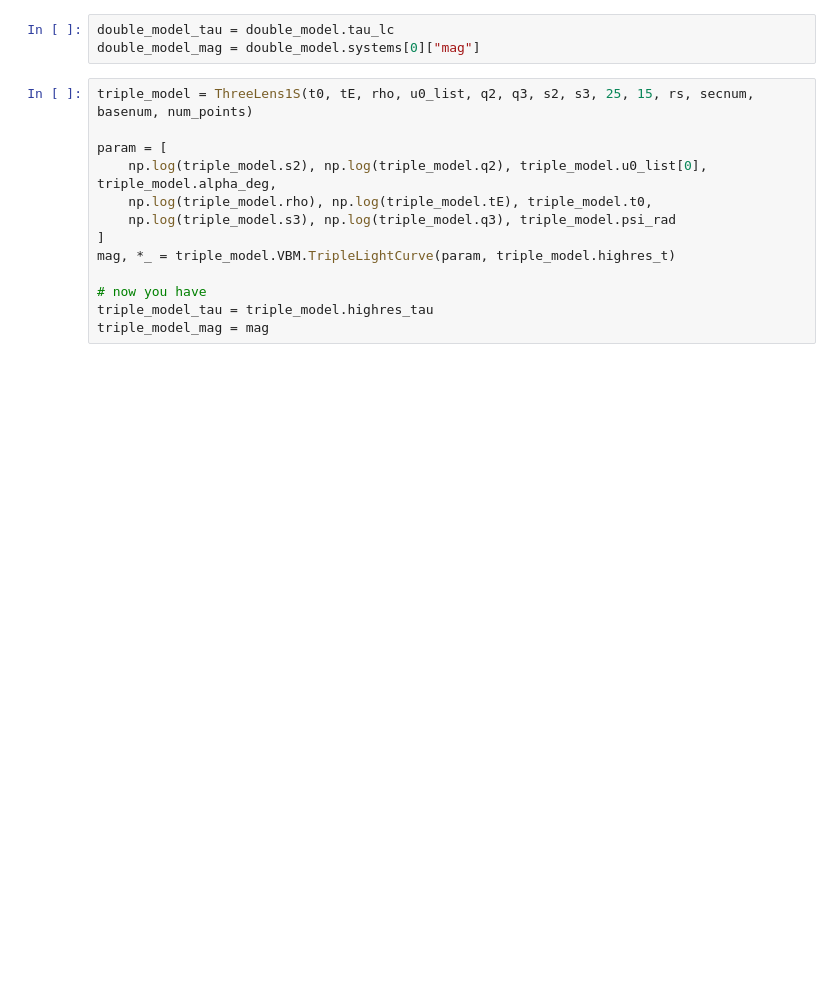
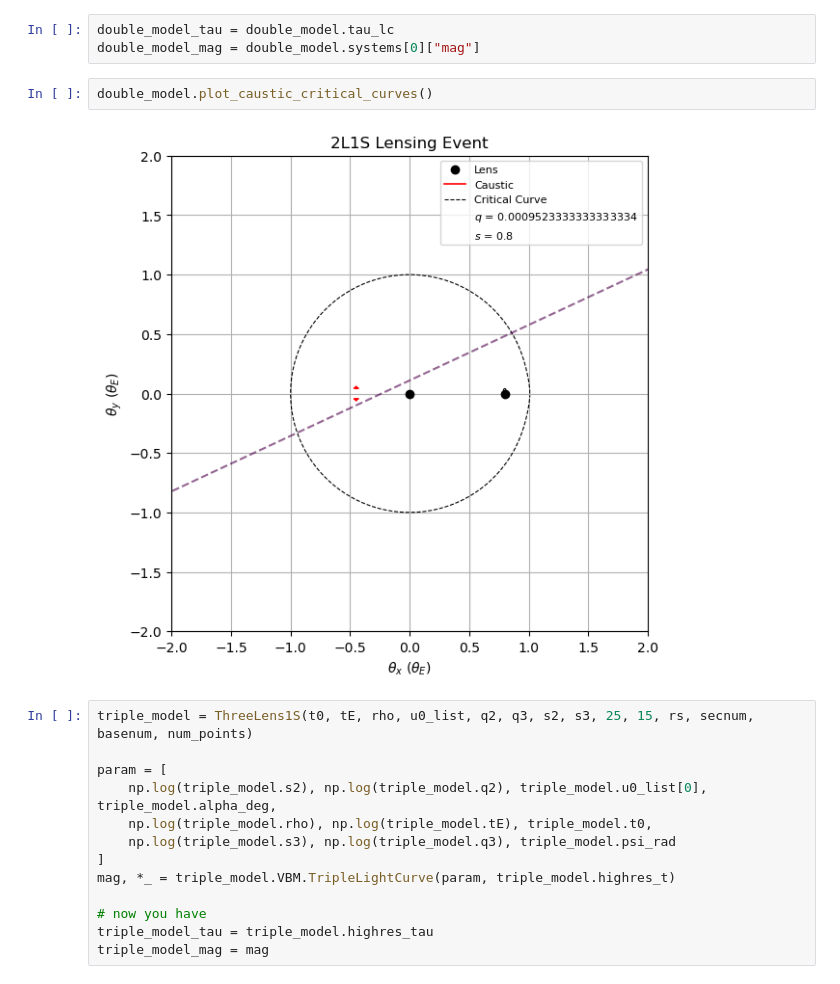
Before and after one commit to AmberLee2427/SURP25, a Jupyter notebook: Microlensing/run2.ipynb, the cells around one changed output. Drawn from its saved outputs; the diff is of its cells as text; blank space fills up the shorter version.

```diff
--- a/Microlensing/run2.ipynb
+++ b/Microlensing/run2.ipynb
@@ -109,6 +109,10 @@ double_model = TwoLens1S(t0, tE, rho, u0_list, q2, s2, 25, t_lc)
 # %%
 double_model_tau = double_model.tau_lc
 double_model_mag = double_model.systems[0]["mag"]
+# %%
+double_model.plot_caustic_critical_curves()
+# %% [output]
+[figure, added]
 # %%
 triple_model = ThreeLens1S(t0, tE, rho, u0_list, q2, q3, s2, s3, 25, 15, rs, secnum, basenum, num_points)
 
```
Also changed, not shown: parts of 8 cells of this notebook, 11 other files.
